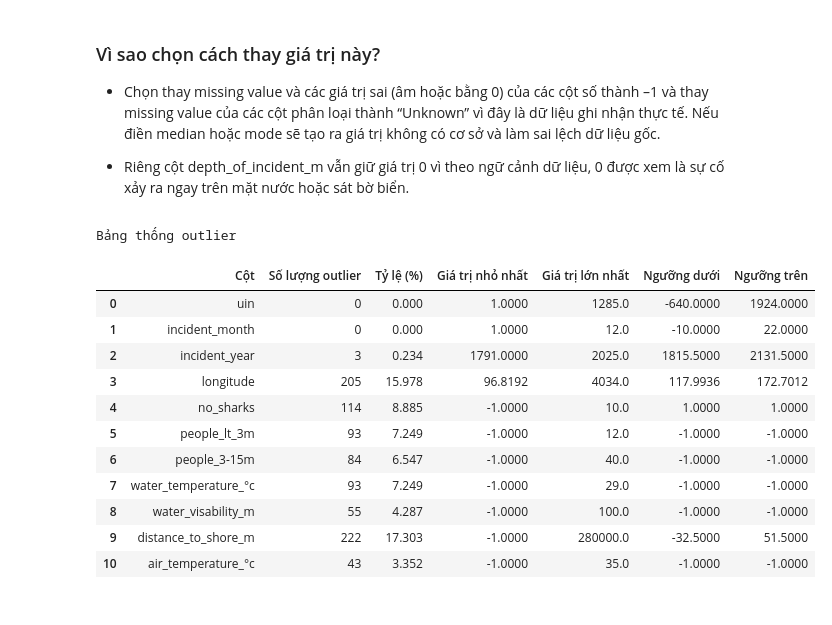
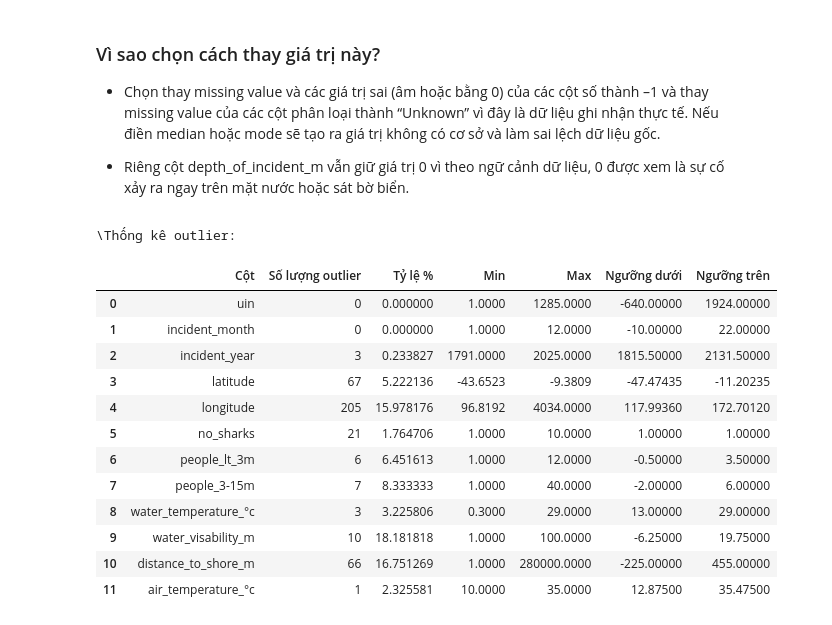
Before and after one commit to hvph-uyen/programming-for-data-science-project-group-9, a Jupyter notebook: source.ipynb, the cells around one changed output. Drawn from its saved outputs; the diff is of its cells as text; code cells hidden in the pictures.

```diff
--- a/source.ipynb
+++ b/source.ipynb
@@ -39,0 +69,9 @@ display(df.head())
+# %%
+# Xử lý dữ liệu tọa độ latitude thành kiểu số vì hiện tại nó đang là object
+df['latitude'] = (
+    df['latitude']
+    .astype(str)
+    .str.replace(",", ".", regex=False)   # đổi dấu
+    .str.extract(r"([-+]?[0-9]*\.?[0-9]+)")  # tách giá trị số trong chuỗi
+    .astype(float)
+)
@@ -129,48 +216,43 @@ for c in cat_cols:
 
 - Riêng cột depth_of_incident_m vẫn giữ giá trị 0 vì theo ngữ cảnh dữ liệu, 0 được xem là sự cố xảy ra ngay trên mặt nước hoặc sát bờ biển.
 # %%
-# 04. Thống kê outlier
+# 04. Phân tích outlier
 
-rows = []  # danh sách các dòng để tạo bảng
-for col in num_cols:
-    series = df[col].dropna()
-    if len(series) == 0:
-        continue  # bỏ cột toàn NaN
-    # Tính Q1, Q3 và IQR
-    Q1 = series.quantile(0.25)
-    Q3 = series.quantile(0.75)
+def detect_outliers(series):
+    s = series[series != -1]  # bỏ -1 ra khỏi dữ liệu
+    Q1 = s.quantile(0.25)
+    Q3 = s.quantile(0.75)
     IQR = Q3 - Q1
     lower = Q1 - 1.5 * IQR
     upper = Q3 + 1.5 * IQR
-    outliers = series[(series < lower) | (series > upper)]
-    # Thêm vào bảng
-    rows.append({
-        "Cột": col,
-        "Số lượng outlier": len(outliers),
-        "Tỷ lệ (%)": round(len(outliers) / len(series) * 100, 3),
-        "Giá trị nhỏ nhất": series.min(),
-        "Giá trị lớn nhất": series.max(),
-        "Ngưỡng dưới": lower,
-        "Ngưỡng trên": upper
-    })
+    out = s[(s < lower) | (s > upper)]
+    return (len(out), len(out)/len(s)*100, s.min(), s.max(), lower, upper)
 
-# Tạo DataFrame kết quả
-outlier_df = pd.DataFrame(rows)
+result = []
+for col in df.select_dtypes(include=np.number).columns:
+    count, rate, minv, maxv, low, up = detect_outliers(df[col])
+    result.append([col, count, rate, minv, maxv, low, up])
 
-print("Bảng thống outlier\n")
-outlier_df
+outlier_df = pd.DataFrame(result, columns=[
+    " Cột ", " Số lượng outlier ", " Tỷ lệ % ",
+    " Min ", " Max ", " Ngưỡng dưới ", " Ngưỡng trên "
+])
+
+print("\Thống kê outlier:")
+display(outlier_df)
 # %% [output]
-Bảng thống outlier
+\Thống kê outlier:
-|  | Cột | Số lượng outlier | Tỷ lệ (%) | Giá trị nhỏ nhất | Giá trị lớn nhất | Ngưỡng dưới | Ngưỡng trên |
-| 0 | uin | 0 | 0.000 | 1.0000 | 1285.0 | -640.0000 | 1924.0000 |
-| 1 | incident_month | 0 | 0.000 | 1.0000 | 12.0 | -10.0000 | 22.0000 |
-| 2 | incident_year | 3 | 0.234 | 1791.0000 | 2025.0 | 1815.5000 | 2131.5000 |
-| 3 | longitude | 205 | 15.978 | 96.8192 | 4034.0 | 117.9936 | 172.7012 |
-| 4 | no_sharks | 114 | 8.885 | -1.0000 | 10.0 | 1.0000 | 1.0000 |
-| 5 | people_lt_3m | 93 | 7.249 | -1.0000 | 12.0 | -1.0000 | -1.0000 |
-| 6 | people_3-15m | 84 | 6.547 | -1.0000 | 40.0 | -1.0000 | -1.0000 |
-| 7 | water_temperature_°c | 93 | 7.249 | -1.0000 | 29.0 | -1.0000 | -1.0000 |
-| 8 | water_visability_m | 55 | 4.287 | -1.0000 | 100.0 | -1.0000 | -1.0000 |
-| 9 | distance_to_shore_m | 222 | 17.303 | -1.0000 | 280000.0 | -32.5000 | 51.5000 |
-| 10 | air_temperature_°c | 43 | 3.352 | -1.0000 | 35.0 | -1.0000 | -1.0000 |
+|  | Cột | Số lượng outlier | Tỷ lệ % | Min | Max | Ngưỡng dưới | Ngưỡng trên |
+| 0 | uin | 0 | 0.000000 | 1.0000 | 1285.0000 | -640.00000 | 1924.00000 |
+| 1 | incident_month | 0 | 0.000000 | 1.0000 | 12.0000 | -10.00000 | 22.00000 |
+| 2 | incident_year | 3 | 0.233827 | 1791.0000 | 2025.0000 | 1815.50000 | 2131.50000 |
+| 3 | latitude | 67 | 5.222136 | -43.6523 | -9.3809 | -47.47435 | -11.20235 |
+| 4 | longitude | 205 | 15.978176 | 96.8192 | 4034.0000 | 117.99360 | 172.70120 |
+| 5 | no_sharks | 21 | 1.764706 | 1.0000 | 10.0000 | 1.00000 | 1.00000 |
+| 6 | people_lt_3m | 6 | 6.451613 | 1.0000 | 12.0000 | -0.50000 | 3.50000 |
+| 7 | people_3-15m | 7 | 8.333333 | 1.0000 | 40.0000 | -2.00000 | 6.00000 |
+| 8 | water_temperature_°c | 3 | 3.225806 | 0.3000 | 29.0000 | 13.00000 | 29.00000 |
+| 9 | water_visability_m | 10 | 18.181818 | 1.0000 | 100.0000 | -6.25000 | 19.75000 |
+| 10 | distance_to_shore_m | 66 | 16.751269 | 1.0000 | 280000.0000 | -225.00000 | 455.00000 |
+| 11 | air_temperature_°c | 1 | 2.325581 | 10.0000 | 35.0000 | 12.87500 | 35.47500 |
 # %% [markdown]
```
Also changed, not shown: parts of 8 cells of this notebook, 3 other files.
